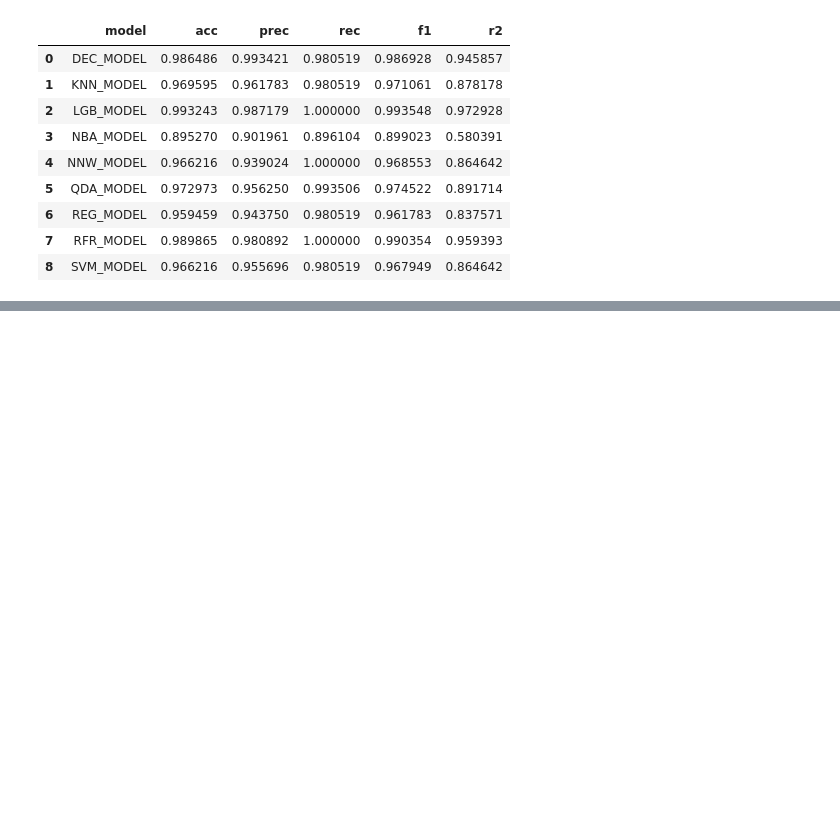
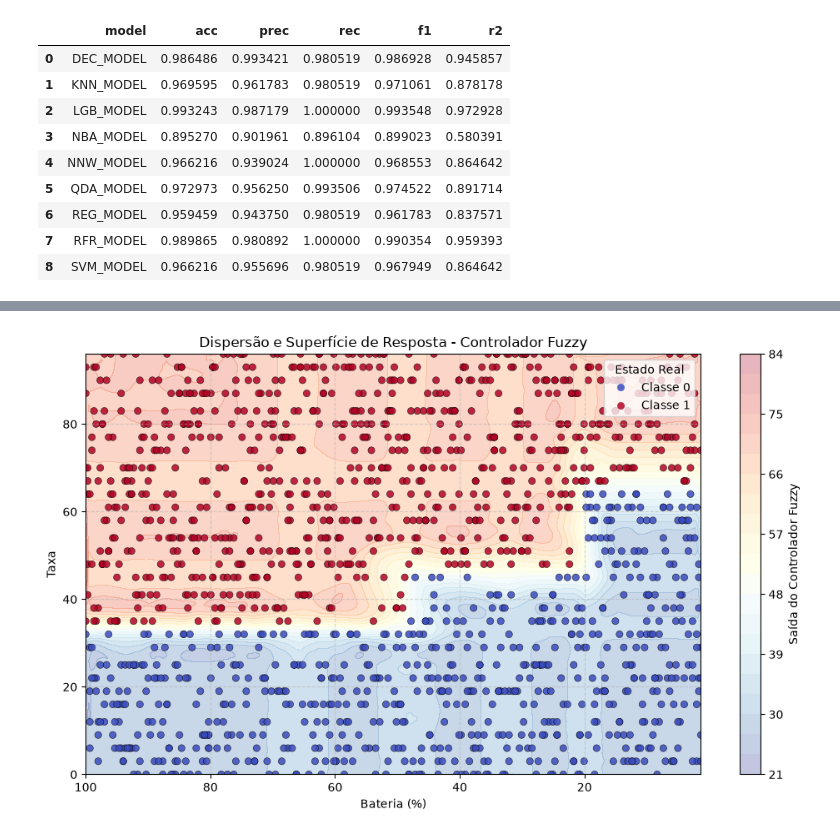
Before and after one commit to MrArthurP/Energy-Efficiency-Fuzzy-eFLL, a Jupyter notebook: JupyterNotebook/Data_Simullation_Analysis.ipynb, the cells around one changed output, grey strips where cells are left out. Drawn from its saved outputs; the diff is of its cells as text; code cells hidden in the pictures; blank space fills up the shorter version.

```diff
--- a/JupyterNotebook/Data_Simullation_Analysis.ipynb
+++ b/JupyterNotebook/Data_Simullation_Analysis.ipynb
@@ -763 +914,74 @@ plt.show()
+# %%
+from scipy.interpolate import griddata
+
+def plot_dispersao_fuzzy(df_fuzzy, col_bateria='Bateria', col_taxa='Taxa', col_saida='Taxa_Fuzzy', col_alvo='Estado'):
+    """
+    Gera o gráfico de dispersão (Bateria vs Taxa) com a superfície contínua
+    e a fronteira do Controlador Fuzzy a partir de DATA_RESULTS_c.
+    """
+    df_clean = df_fuzzy[[col_bateria, col_taxa, col_saida, col_alvo]].dropna()
+
+    X = df_clean[col_bateria]
+    Y = df_clean[col_taxa]
+    Z_fuzzy = df_clean[col_saida]
+    y_estado = df_clean[col_alvo]
+
+    # 1. Criação do Grid para a superfície contínua
+    xi = np.linspace(X.min(), X.max(), 200)
+    yi = np.linspace(Y.min(), Y.max(), 200)
+    xx, yy = np.meshgrid(xi, yi)
+
+    # 2. Interpolação das saídas do Fuzzy nos pontos do grid (método cúbico)
+    zz = griddata((X, Y), Z_fuzzy, (xx, yy), method='cubic')
+
+    # Preenche eventuais pontos fora da cobertura com interpolação vizinho mais próximo
+    if np.isnan(zz).any():
+        zz_nearest = griddata((X, Y), Z_fuzzy, (xx, yy), method='nearest')
+        zz = np.where(np.isnan(zz), zz_nearest, zz)
+
+    # 3. Plotagem
+    plt.figure(figsize=(10, 6))
+
+    # Superfície de resposta contínua do Fuzzy
+    contour = plt.contourf(xx, yy, zz, levels=20, cmap='RdYlBu_r', alpha=0.3)
+    cbar = plt.colorbar(contour)
+    cbar.set_label('Saída do Controlador Fuzzy')
+
+    # Limiar / Fronteira de Decisão de 0.5 (50%)
+    plt.contour(xx, yy, zz, levels=[0.5], colors='black', linestyles='--', linewidths=2)
+
+    # Pontos de Dispersão das Amostras
+    scatter = plt.scatter(
+        X, Y,
+        c=y_estado,
+        cmap='coolwarm',
+        edgecolors='k',
+        linewidth=0.4,
+        s=35,
+        alpha=0.85
+    )
+
+    # Configurações do Gráfico
+    handles, _ = scatter.legend_elements()
+    plt.legend(handles, ['Classe 0', 'Classe 1'], loc='upper right', title='Estado Real')
+
+    plt.title('Dispersão e Superfície de Resposta - Controlador Fuzzy')
+    plt.xlabel('Bateria (%)')
+    plt.ylabel('Taxa')
+    plt.gca().invert_xaxis()
+    plt.grid(True, linestyle='--', alpha=0.5)
+    plt.tight_layout()
+    plt.show()
+
+# --- Execução ---
+
+plot_dispersao_fuzzy(
+    df_fuzzy=DATA_RESULTS_C,
+    col_bateria='Bateria',
+    col_taxa='Taxa',
+    col_saida='Saida', # Ajuste para o nome da coluna de saída do controlador no seu DF
+    col_alvo='Class_saida'        # Ajuste para o nome da sua coluna de estado real
+)
+# %% [output]
+[figure, added]
 # %%
```
Also changed, not shown: parts of 11 cells of this notebook.
